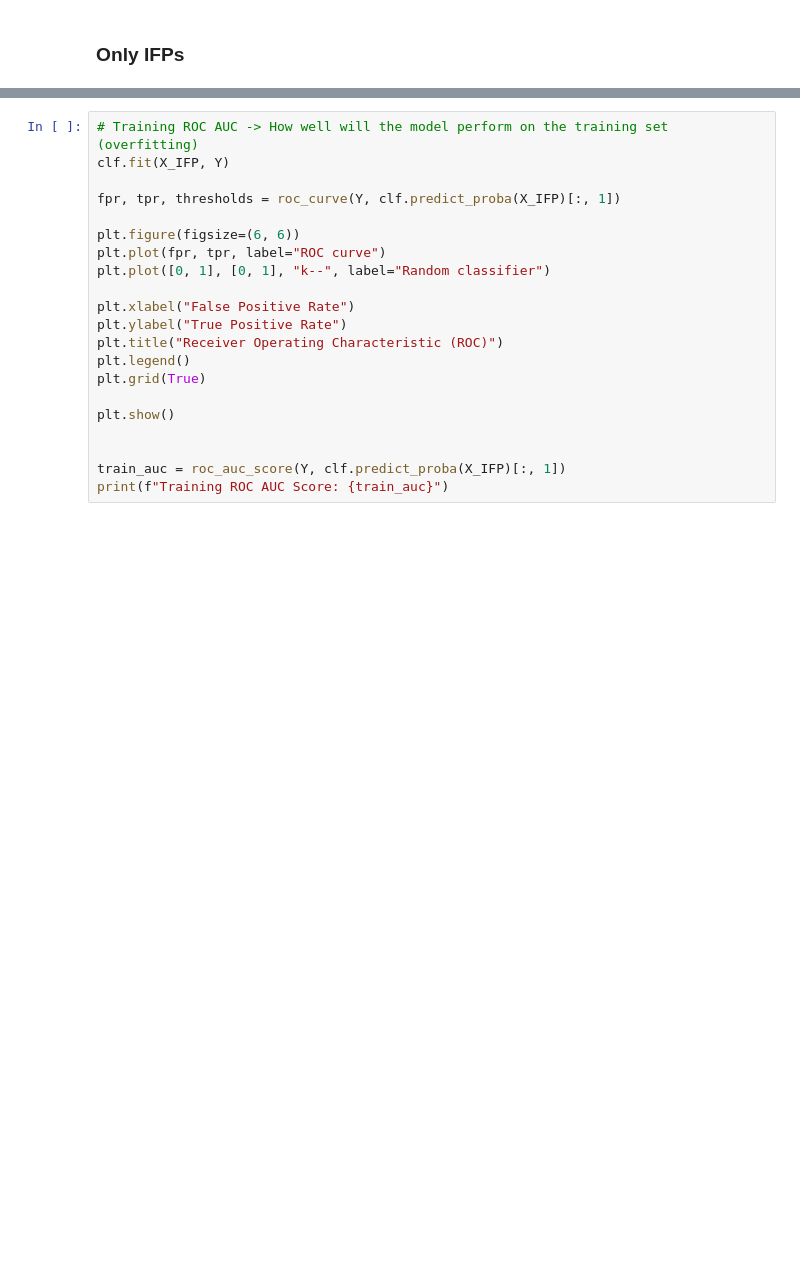
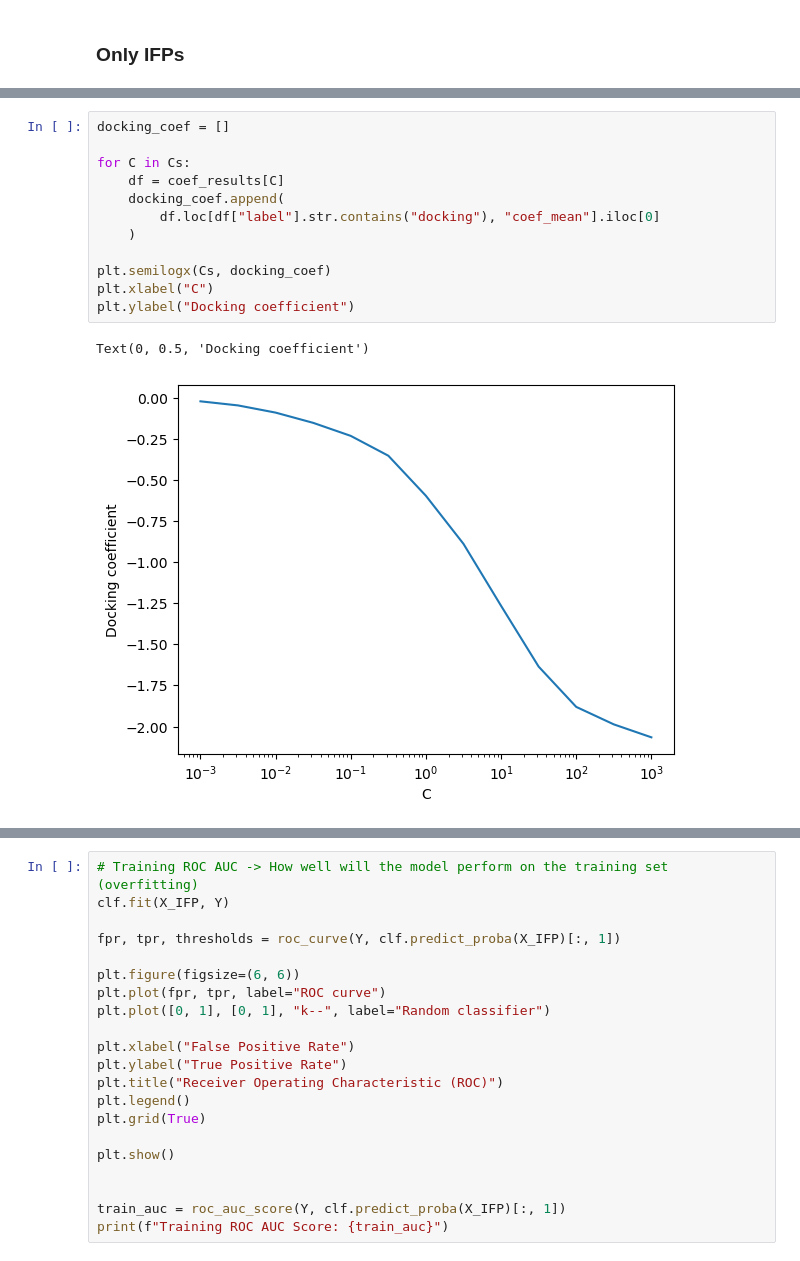
Before and after one commit to wesselporschen/montpellier-screen, a Jupyter notebook: prolif.ipynb, the cells around one changed output, grey strips where cells are left out. Drawn from its saved outputs; the diff is of its cells as text; blank space fills up the shorter version.

```diff
--- a/prolif.ipynb
+++ b/prolif.ipynb
@@ -477,0 +781,15 @@ dict_keys([0.001, 0.0031622776601683794, 0.01, 0.03162277660168379, 0.1, 0.31622
+# %%
+docking_coef = []
+
+for C in Cs:
+    df = coef_results[C]
+    docking_coef.append(
+        df.loc[df["label"].str.contains("docking"), "coef_mean"].iloc[0]
+    )
+
+plt.semilogx(Cs, docking_coef)
+plt.xlabel("C")
+plt.ylabel("Docking coefficient")
+# %% [output]
+Text(0, 0.5, 'Docking coefficient')
+[figure, added]
```
Also changed, not shown: parts of 38 cells of this notebook, 1 other file.
